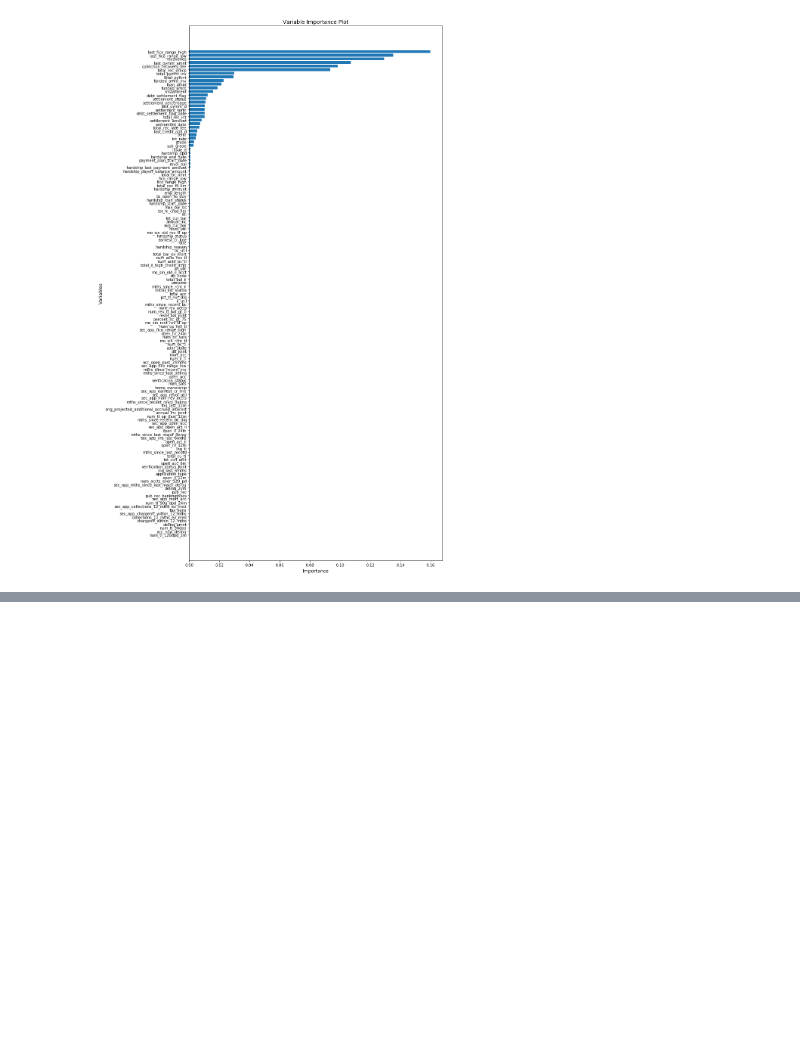
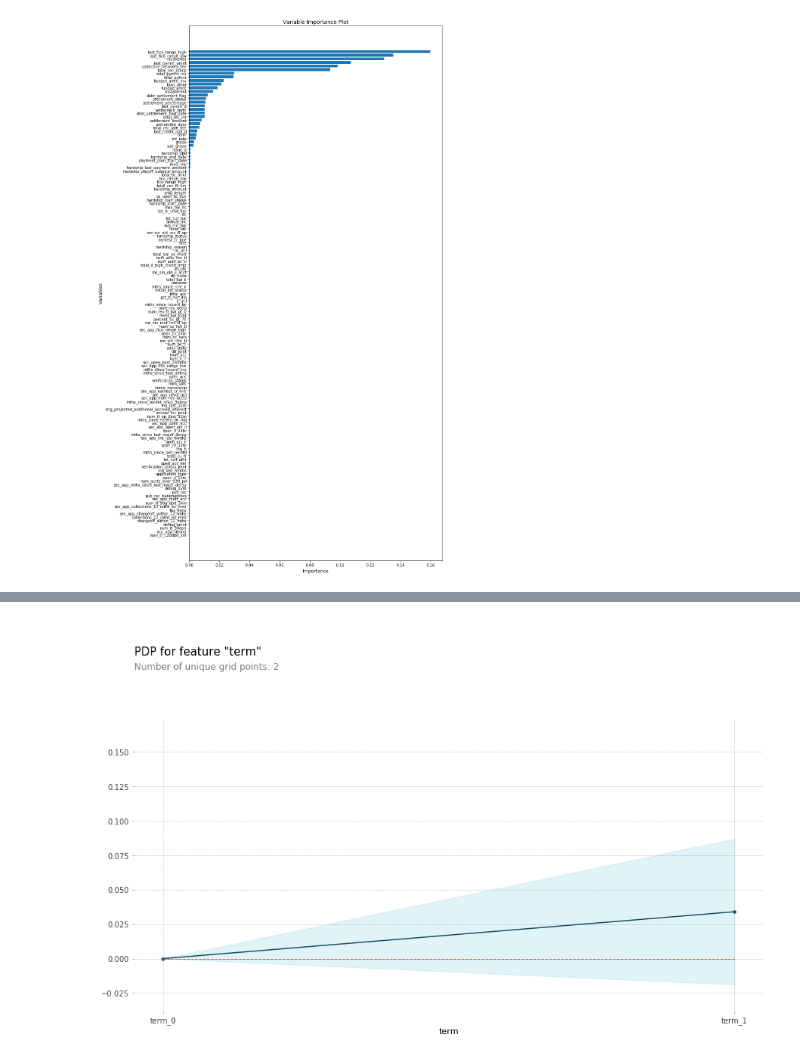
Before and after one commit to MartynJJ/ML_Project, a Jupyter notebook: Variable_Importance.ipynb, the cells around one changed output, grey strips where cells are left out. Cells and saved outputs as stored; diff of their text form; code cells hidden in the pictures; blank space fills up the shorter version.

```diff
--- a/Variable_Importance.ipynb
+++ b/Variable_Importance.ipynb
@@ -175,0 +182,6 @@ X_top_8 =
+# %%
+pdp_obj = pdp.pdp_isolate(model = fitrf, dataset = X_train, model_features = X_features, feature = 'term')
+fig, axes = pdp.pdp_plot(pdp_obj, 'term')
+None
+# %% [output]
+[figure, added]
```
Also changed, not shown: parts of 4 cells of this notebook.
